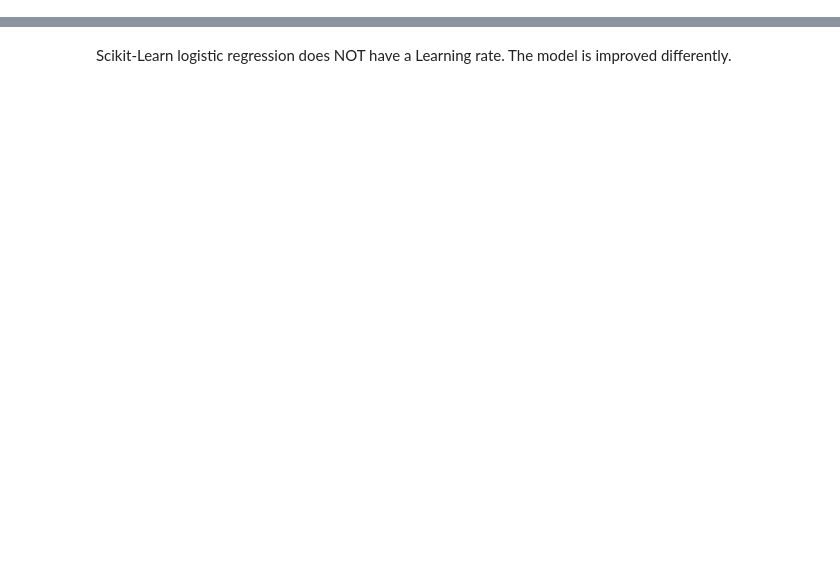
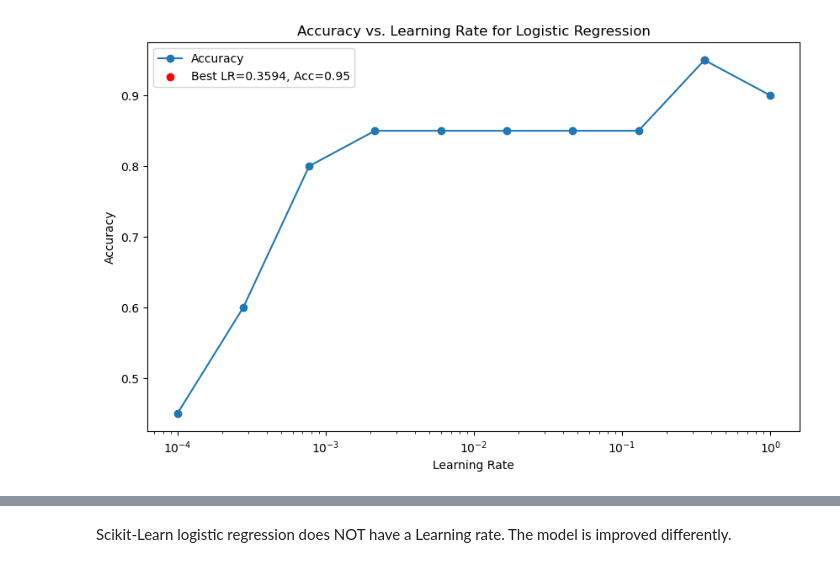
Before and after one commit to sphia-g/ML24UiO, a Jupyter notebook: Project2/logistic_regression.ipynb, the cells around one changed output, grey strips where cells are left out. Saved outputs shown, nothing was run; the diff lists cells and outputs as text; code cells hidden in the pictures; blank space fills up the shorter version.

```diff
--- a/Project2/logistic_regression.ipynb
+++ b/Project2/logistic_regression.ipynb
@@ -191,0 +172,46 @@ plt.show()
+# %%
+import numpy as np
+import matplotlib.pyplot as plt
+
+# Define a range of learning rates to test
+learning_rates = np.logspace(-4, 0, 10)  # from 0.0001 to 1
+n_iterations = 1000  # Number of epochs
+accuracies = []
+
+best_accuracy = 0
+best_learning_rate = 0
+
+# Loop through learning rates, train the model, and calculate accuracy
+for lr in learning_rates:
+    initial_beta = np.zeros(X_train.shape[1])
+    beta_gd = stochastic_gradient_descent(
+        X_train, y_train, initial_beta,
+        learning_rate=lr,
+        n_iterations=n_iterations,
+        model=logistic_gradient,
+        batch_size=batch_size,
+        lmbda=lmbda
+    )
+    y_pred_test = predict(X_test, beta_gd)
+    accuracy = calculate_accuracy(y_test, y_pred_test)
+    accuracies.append(accuracy)
+
+    # Update the best accuracy and learning rate if this is the highest so far
+    if accuracy > best_accuracy:
+        best_accuracy = accuracy
+        best_learning_rate = lr
+
+# Plot accuracy against learning rates
+plt.figure(figsize=(10, 6))
+plt.plot(learning_rates, accuracies, marker='o', label='Accuracy')
+plt.xscale('log')
+plt.xlabel('Learning Rate')
+plt.ylabel('Accuracy')
+plt.title('Accuracy vs. Learning Rate for Logistic Regression')
+
+# Mark the best accuracy point on the plot
+plt.scatter([best_learning_rate], [best_accuracy], color='red', label=f'Best LR={best_learning_rate:.4f}, Acc={best_accuracy:.2f}')
+plt.legend()
+plt.show()
+# %% [output]
+[figure, added]
```
Also changed, not shown: parts of 7 cells of this notebook, 3 other files.
